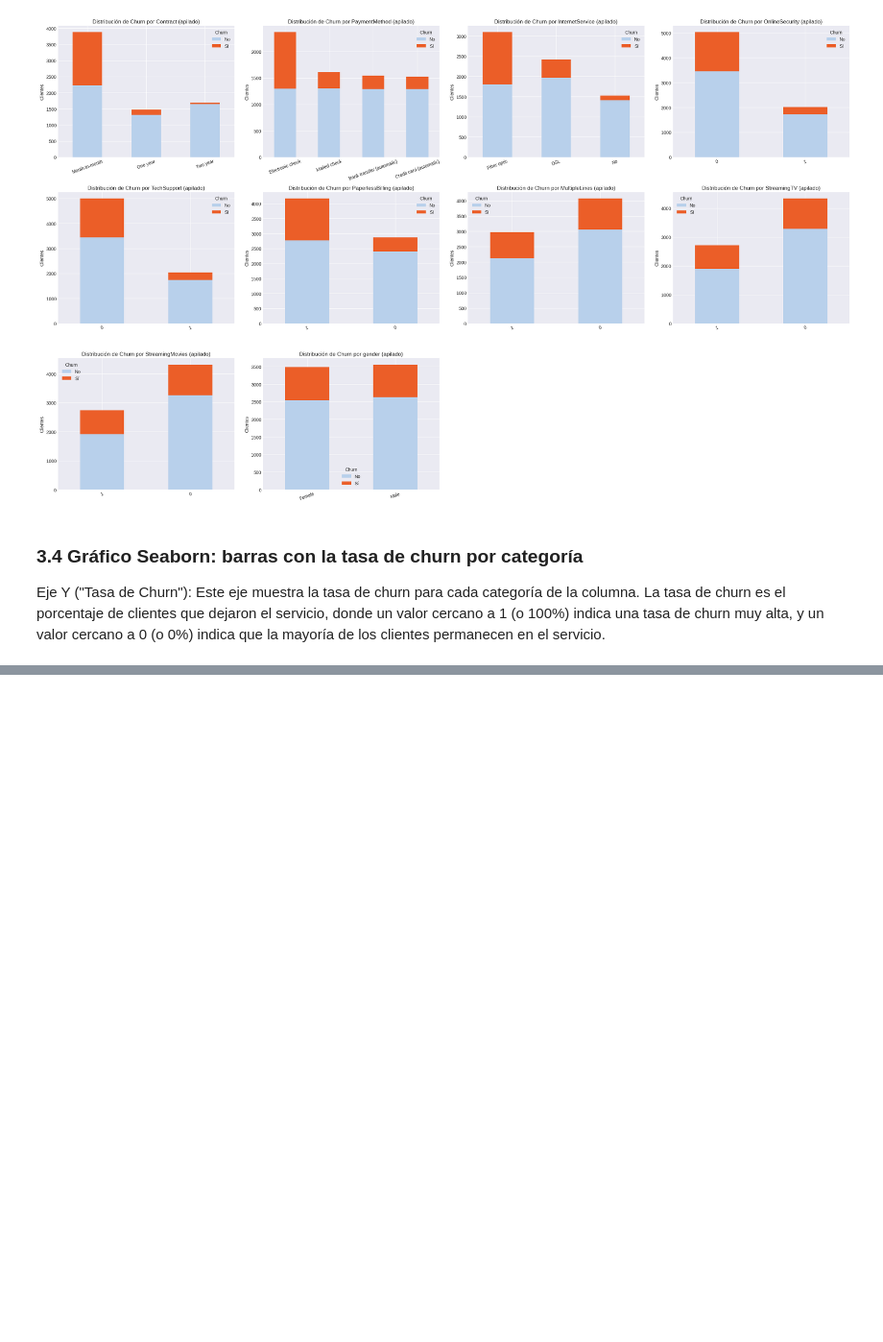
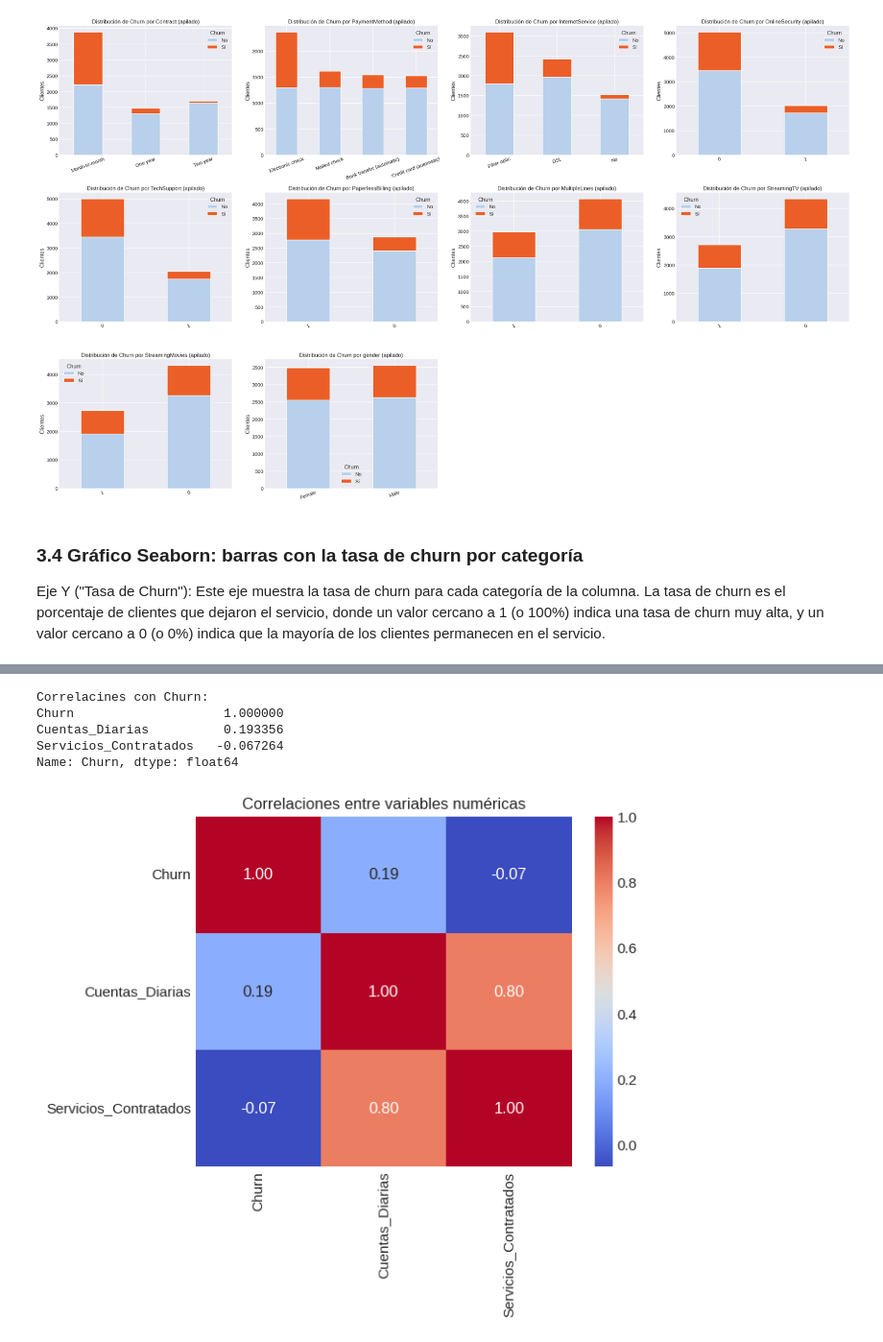
Before and after one commit to AMG-AA/challenge-TelecomX-ETL, a Jupyter notebook: notebooks/03_data_analysys.ipynb, the cells around one changed output, grey strips where cells are left out. Shown at 96% size. Saved outputs shown, nothing was run; the diff lists cells and outputs as text; code cells hidden in the pictures; blank space fills up the shorter version.

```diff
--- a/notebooks/03_data_analysys.ipynb
+++ b/notebooks/03_data_analysys.ipynb
@@ -474,0 +700,19 @@ En esta sección analizamos cómo se comportan variables numéricas clave entre
+# %%
+import pandas as pd
+import numpy as np
+import seaborn as sns
+import matplotlib.pyplot as plt
+import plotly.express as px
+
+
+sns.set(style="dark")
+
+# Personalizacion
+CMAP_CONT = "Viridis"
+COLOR_MAP_CHURN = {0: "C2EABD", 1:"ED254E"}
+
+POINT_COLOR = "#5B8FF9"
+HIHGLIGHT_COLOR = "#E76F51"
+
+# Generar un nuevo DataFram
+df_trabajo = df_bin.copy()
@@ -474,0 +749,5 @@ En esta sección analizamos cómo se comportan variables numéricas clave entre
+# %%
+service_cols = [
+    "PhoneService", "MultipleLines", "OnlineSecurity", "OnlineBackup",
+    "DeviceProtection", "TechSupport", "StreamingTV", "StreamingMovies"
+]
@@ -474,0 +775,2 @@ En esta sección analizamos cómo se comportan variables numéricas clave entre
+# %%
+df_bin["Servicios_Contratados"] = df_bin[service_cols].sum(axis=1)
@@ -474,0 +791,26 @@ En esta sección analizamos cómo se comportan variables numéricas clave entre
+# %%
+import pandas as pd
+import numpy as np
+
+
+# Correlación Númerica
+
+corr_cols = ["Churn", "Cuentas_Diarias", "Servicios_Contratados"]
+corr_matrix = df_bin[corr_cols].corr()
+
+print("Correlacines con Churn:")
+print(corr_matrix["Churn"].sort_values(ascending=False))
+
+# Heatmap
+
+sns.heatmap(corr_matrix, annot=True, cmap="coolwarm", fmt=".2f")
+plt.title("Correlaciones entre variables numéricas")
+plt.savefig("/content/drive/MyDrive/challenge-TelecomX-ETL/src/graficos/heatmap_corr.png", dpi=300, bbox_inches="tight")
+plt.show()
+# %% [output]
+Correlacines con Churn:
+Churn                    1.000000
+Cuentas_Diarias          0.193356
+Servicios_Contratados   -0.067264
+Name: Churn, dtype: float64
+[figure, added]
```
Also changed, not shown: parts of 50 cells of this notebook, 13 other files.
